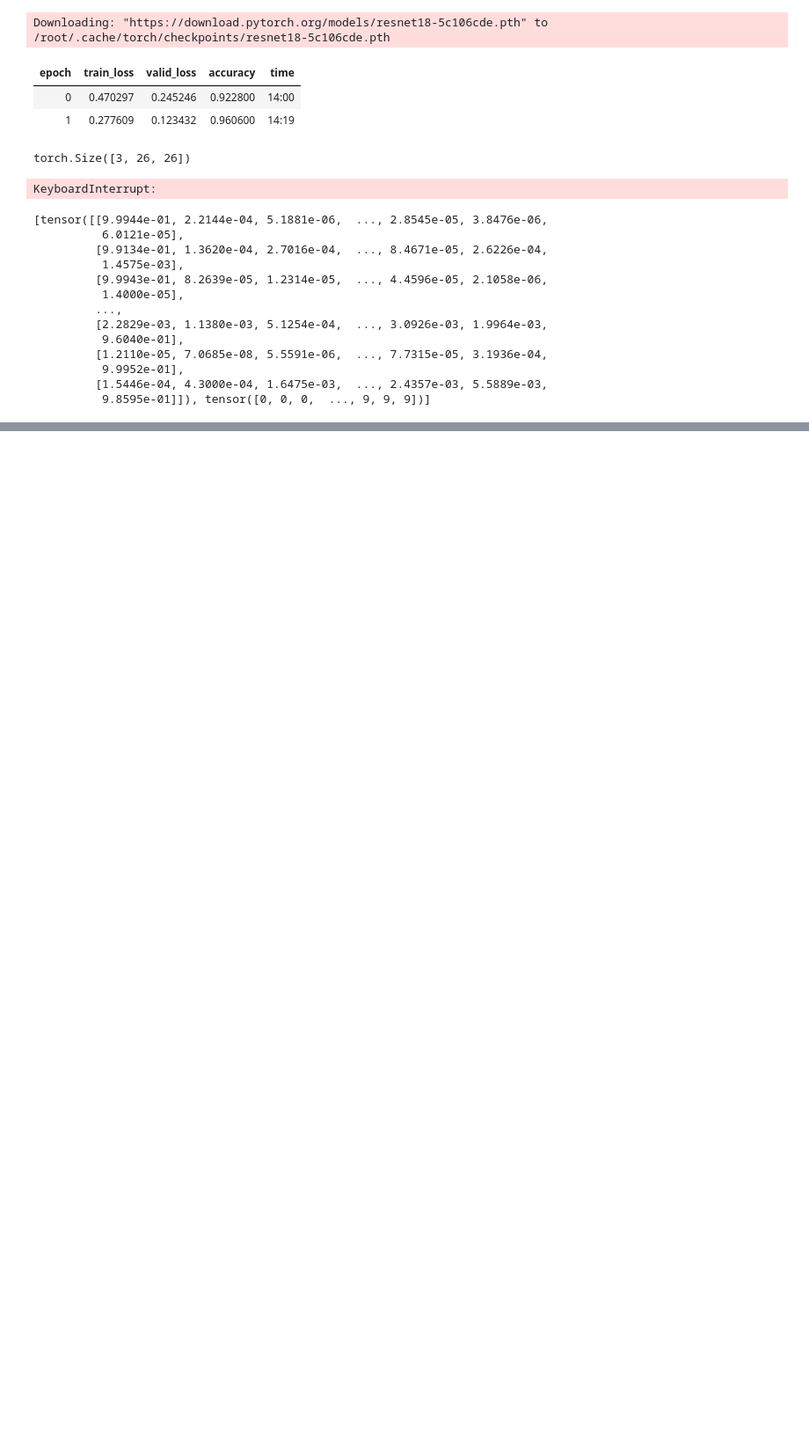
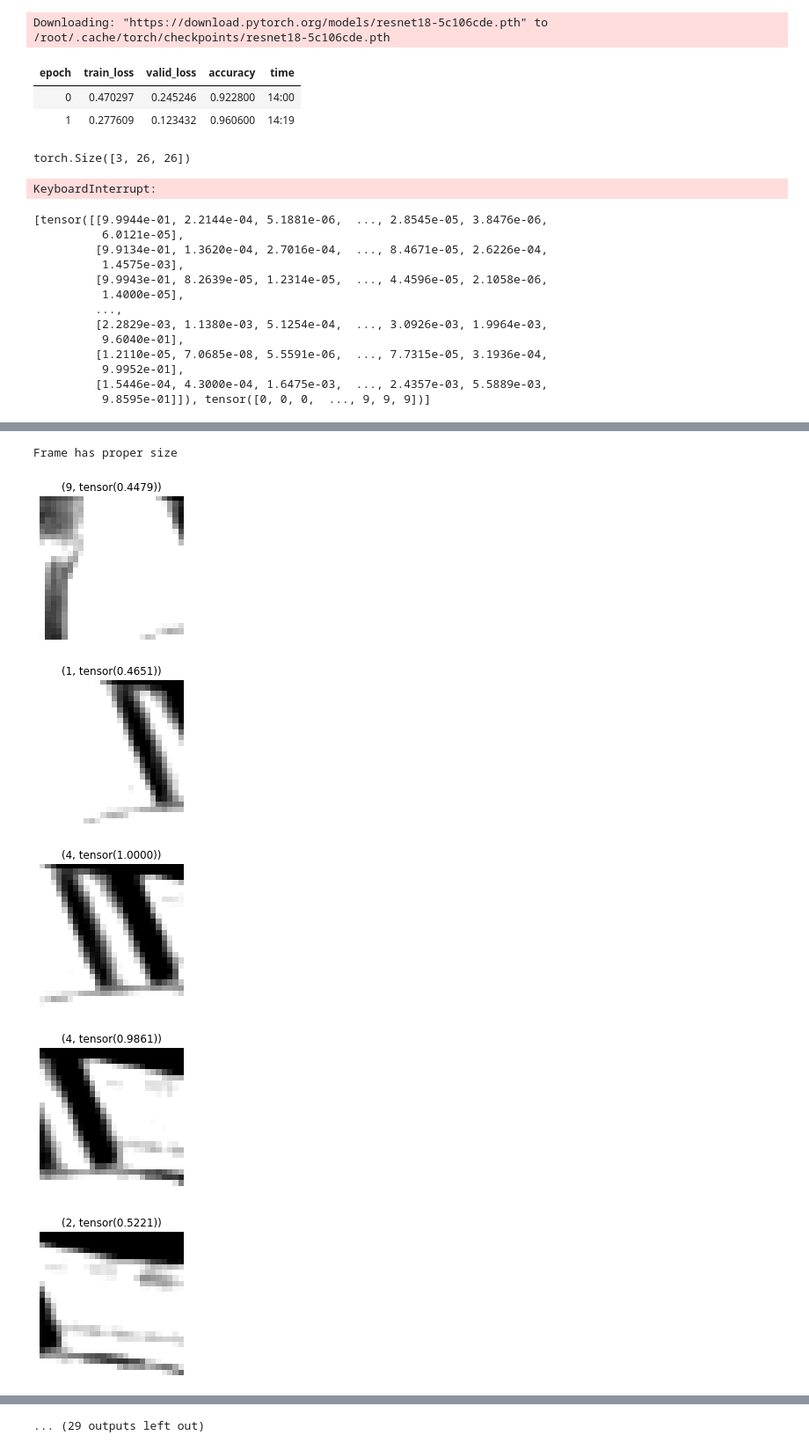
Before and after one commit to tunmustard/mtpbox, a Jupyter notebook: Preparation_video_capture.ipynb, the cells around one changed output, grey strips where cells are left out. Shown: that part at 88% size. Saved outputs shown, nothing was run; the diff lists cells and outputs as text; code cells hidden in the pictures; blank space fills up the shorter version.

```diff
--- a/Preparation_video_capture.ipynb
+++ b/Preparation_video_capture.ipynb
@@ -110,0 +141,62 @@ learn.get_preds()
+# %%
+#picture processing
+image = cv2.imread("data/test_ladlecar_1.jpg")
+#initial size
+h0,w0 = image.shape[:2]
+
+#crop
+h1,w1,h1_off,w1_off = 110,130,20,40
+image = image[h1_off:h1+h1_off,w1_off:w1+w1_off,:]
+
+#resize
+h2 = 100
+w2 = int(h2*w1/h1)
+image = cv2.resize(image,(w2,h2), interpolation = cv2.INTER_AREA)
+
+#define parsing frame. Should consist of "windows"
+win_h,win_w,h_step,w_step,h_count,w_count = 25,25,10,10,5,8
+frame_h = h_step*(h_count-1)+win_h
+frame_w = w_step*(w_count-1)+win_w
+
+def get_result(model,image):
+    list_result = list(model.predict(image)[2])
+    max_value = max(list_result)
+    max_index = list_result.index(max_value)
+    return max_index,max_value
+
+predict_list = []
+img_list = []
+if frame_h<h2 and frame_w<w2:
+    print("Frame has proper size")
+    for h in range(h_count):
+        for w in range(w_count):
+            #image = cv2.rectangle(image, (w*w_step, h*h_step), (win_w+w*w_step, win_h+h*h_step), (0, 0, 255), 1)
+            #test_img_fai = Image(np.clip(pil2tensor(image[h*h_step:win_h+h*h_step,w*w_step:win_w+w*w_step,:],np.float32).div_(-255).add_(1).mul_(3), 0, 1))
+            test_img_cv = image[h*h_step:win_h+h*h_step,w*w_step:win_w+w*w_step,:]
+            test_img_cv = cv2.resize(test_img_cv,(26,26), interpolation = cv2.INTER_AREA)
+            gray = cv2.cvtColor(test_img_cv, cv2.COLOR_BGR2GRAY)
+            blurred = cv2.GaussianBlur(gray, (1, 1), 0)
+            colored = cv2.cvtColor(blurred,cv2.COLOR_GRAY2RGB)
+            colored = np.clip(colored, 0, 255)
+            test_img_cv = Image(np.clip(pil2tensor(colored,np.float32).div_(-255).add_(0.5).mul_(3).add_(0.5), 0, 1))
+            img_list.append(test_img_cv)
+            predict_list.append(get_result(learn,test_img_cv))
+
+else:
+    print("Error: Frame is bigger than image")
+
+
+
+#image = cv2.cvtColor(image, cv2.COLOR_BGR2RGB) #for testing
+#plt.imshow(image,)
+
+
+for i in range(len(predict_list)):
+    img_list[i].show(title = predict_list[i],figsize=(3,3))
+# %% [output]
+Frame has proper size
+[figure, added]
+[figure, added]
+[figure, added]
+[figure, added]
+[figure, added]
@@ -110,0 +209 @@ learn.get_preds()
+... (29 outputs left out)
```
Also changed, not shown: parts of 5 cells of this notebook.
